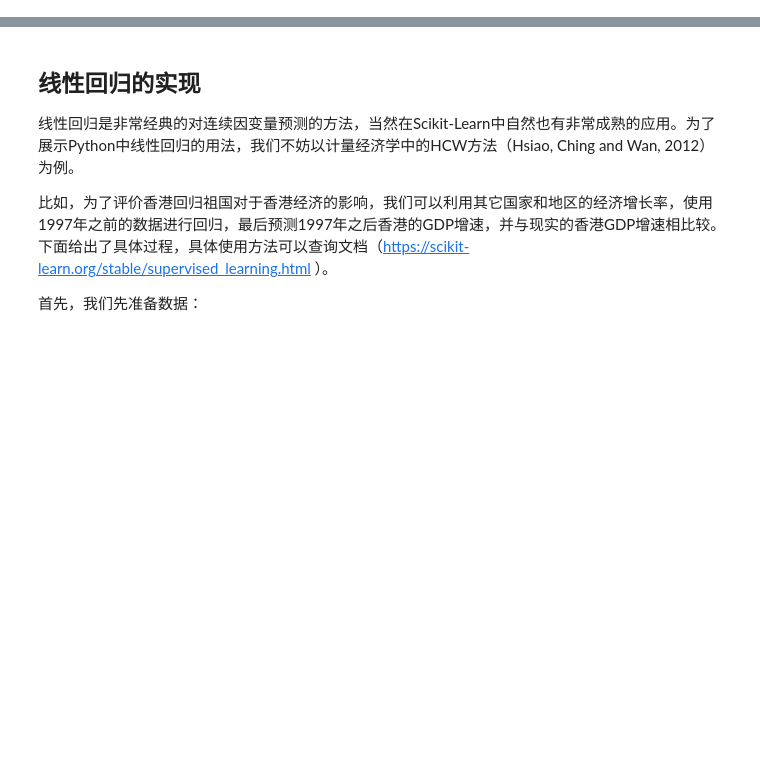
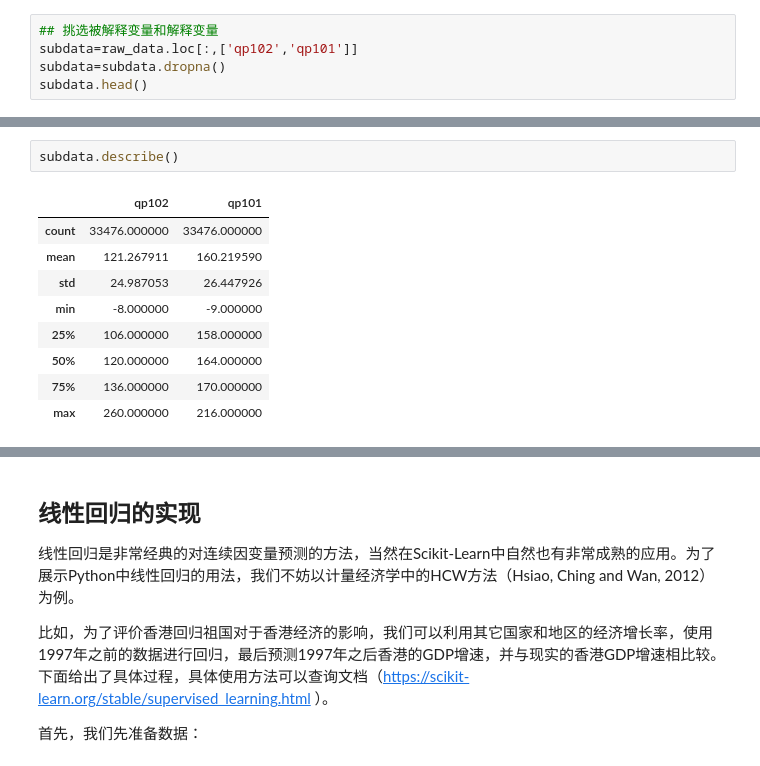
Before and after one commit to sijichun/PythonTutor, a Jupyter notebook: T28_regression_lasso.ipynb, the cells around one changed output, grey strips where cells are left out. Saved outputs shown, nothing was run; the diff lists cells and outputs as text; blank space fills up the shorter version.

```diff
--- a/T28_regression_lasso.ipynb
+++ b/T28_regression_lasso.ipynb
@@ -0,0 +65,5 @@
+# %%
+## 挑选被解释变量和解释变量
+subdata=raw_data.loc[:,['qp102','qp101']]
+subdata=subdata.dropna()
+subdata.head()
@@ -0,0 +77,12 @@
+# %%
+subdata.describe()
+# %% [output]
+|  | qp102 | qp101 |
+| count | 33476.000000 | 33476.000000 |
+| mean | 121.267911 | 160.219590 |
+| std | 24.987053 | 26.447926 |
+| min | -8.000000 | -9.000000 |
+| 25% | 106.000000 | 158.000000 |
+| 50% | 120.000000 | 164.000000 |
+| 75% | 136.000000 | 170.000000 |
+| max | 260.000000 | 216.000000 |
```
Also changed, not shown: parts of 13 cells of this notebook, 1 other file.
